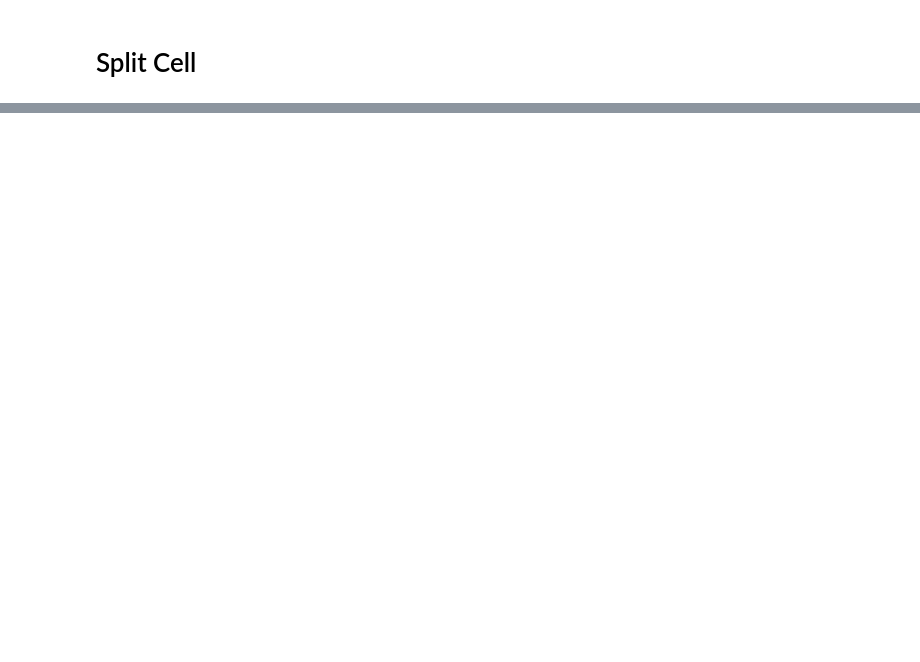
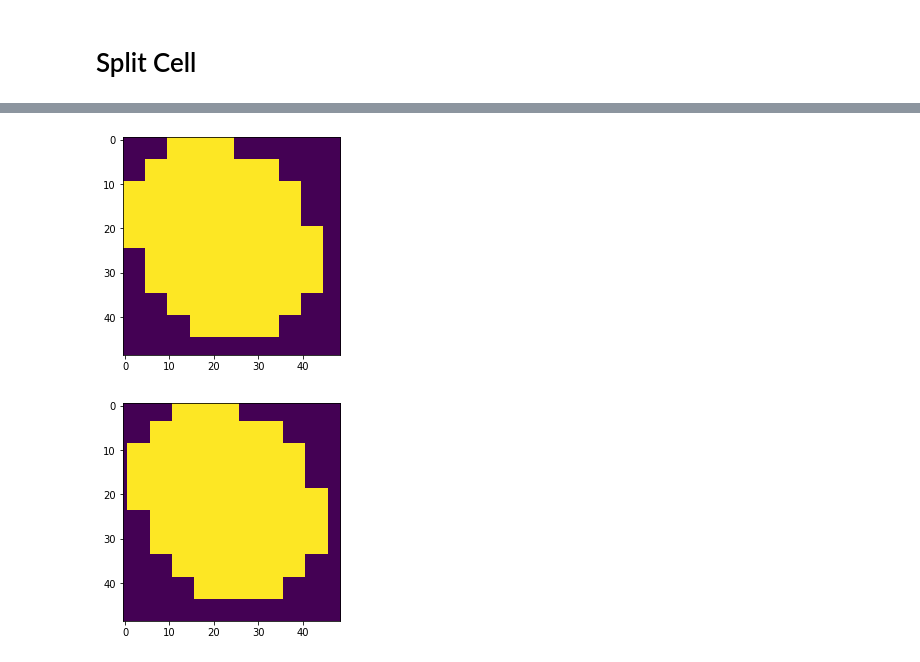
Before and after one commit to DDDog-WANG/NDAcquisition, a Jupyter notebook: Segmentation/MaskRCNN_testonly.ipynb, the cells around one changed output, grey strips where cells are left out. Drawn from its saved outputs; the diff is of its cells as text; code cells hidden in the pictures; blank space fills up the shorter version.

```diff
--- a/Segmentation/MaskRCNN_testonly.ipynb
+++ b/Segmentation/MaskRCNN_testonly.ipynb
@@ -1077,0 +948,17 @@ plt.show()
+# %%
+i=1
+mask=img_mask_all[i,:,:]
+mask=mask[box_all[i][0]:box_all[i][2], box_all[i][1]:box_all[i][3]]
+mask=mask.astype(np.uint8)
+
+# plt.figure(figsize=(10,10))
+plt.imshow(mask)
+plt.show()
+
+M=np.array([[1,0,1],[0,1,-1]],dtype=np.float32)
+translation=cv2.warpAffine(mask,M,(mask.shape[0],mask.shape[1]))
+plt.imshow(translation)
+plt.show()
+# %% [output]
+[figure, added]
+[figure, added]
```
Also changed, not shown: parts of 26 cells of this notebook.
